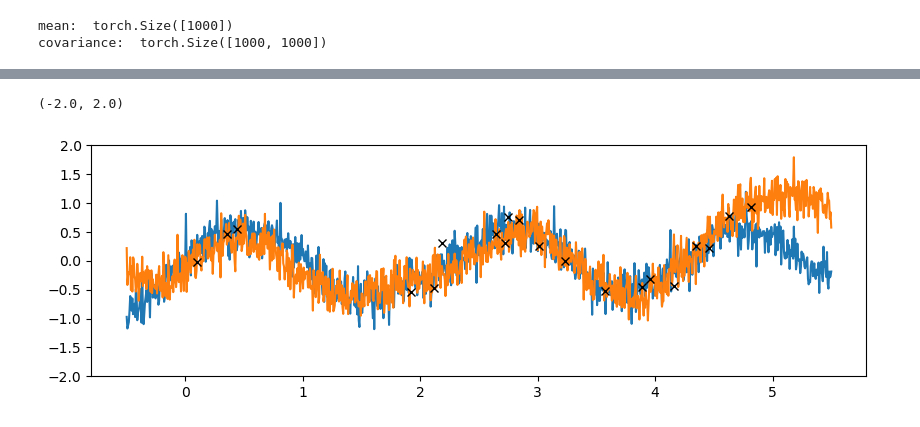
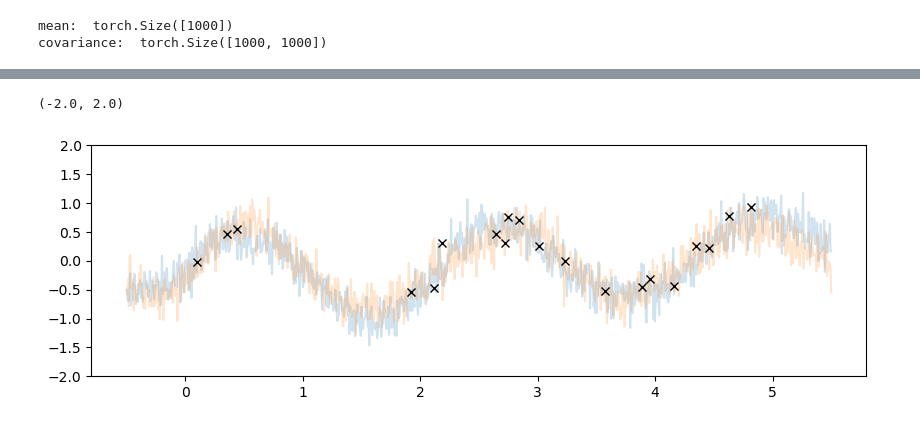
Before and after one commit to luisdiaz1997/SpatialFactorization, a Jupyter notebook: notebooks/Gaussian Processes/GP_test.ipynb, the cells around one changed output, grey strips where cells are left out. Drawn from its saved outputs; the diff is of its cells as text; code cells hidden in the pictures.

```diff
--- a/notebooks/Gaussian Processes/GP_test.ipynb
+++ b/notebooks/Gaussian Processes/GP_test.ipynb
@@ -137,13 +153,16 @@ plt.ylim((-1.5, 1.5))
 # %%
-posterior_dist = MultivariateNormal(mean, cov + (gpr.noise**2)*torch.eye(Nsamples))
+with torch.no_grad():
+    posterior_cov = cov + (gpr.noise**2)*torch.eye(Nsamples)
+    L = torch.linalg.cholesky(posterior_cov)
+    posterior_dist = MultivariateNormal(mean, scale_tril=L)
 # %%
 samples = posterior_dist.sample((2,))
 
 plt.figure(figsize=(10, 3))
-plt.plot(Xtest, samples[0])
-plt.plot(Xtest, samples[1])
+plt.plot(Xtest, samples[0], alpha=0.2)
+plt.plot(Xtest, samples[1], alpha=0.2)
 plt.plot(X, y, "kx")
 plt.ylim((-2, 2))
 # %% [output]
 (-2.0, 2.0)
-[figure, old version]
+[figure, new version]
```
Also changed, not shown: parts of 15 cells of this notebook.
